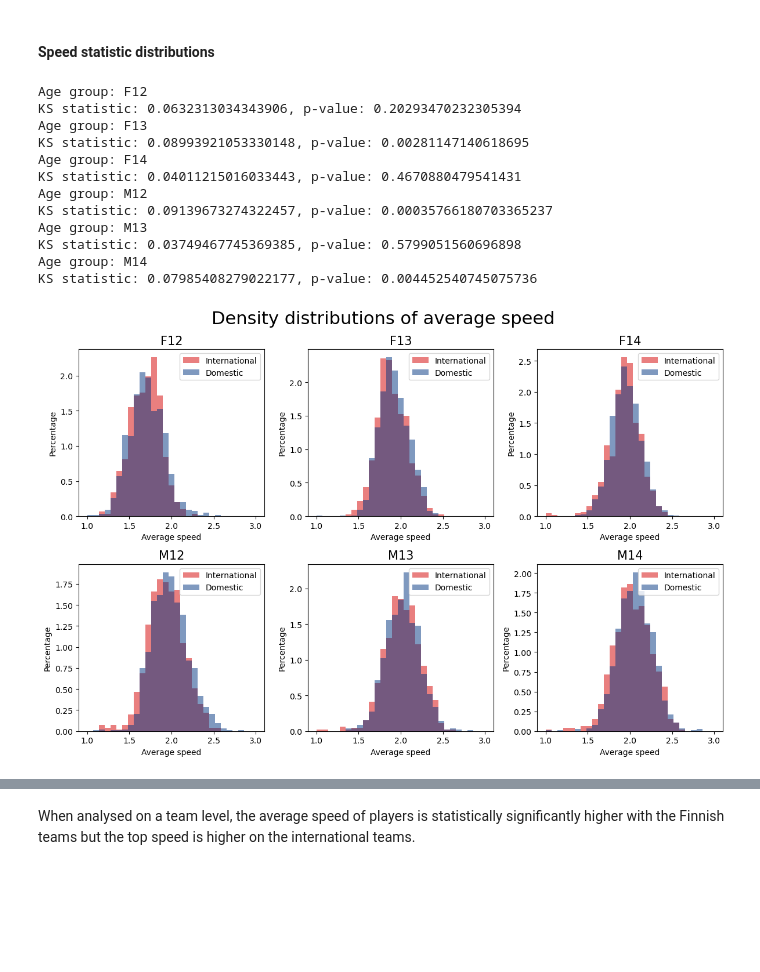
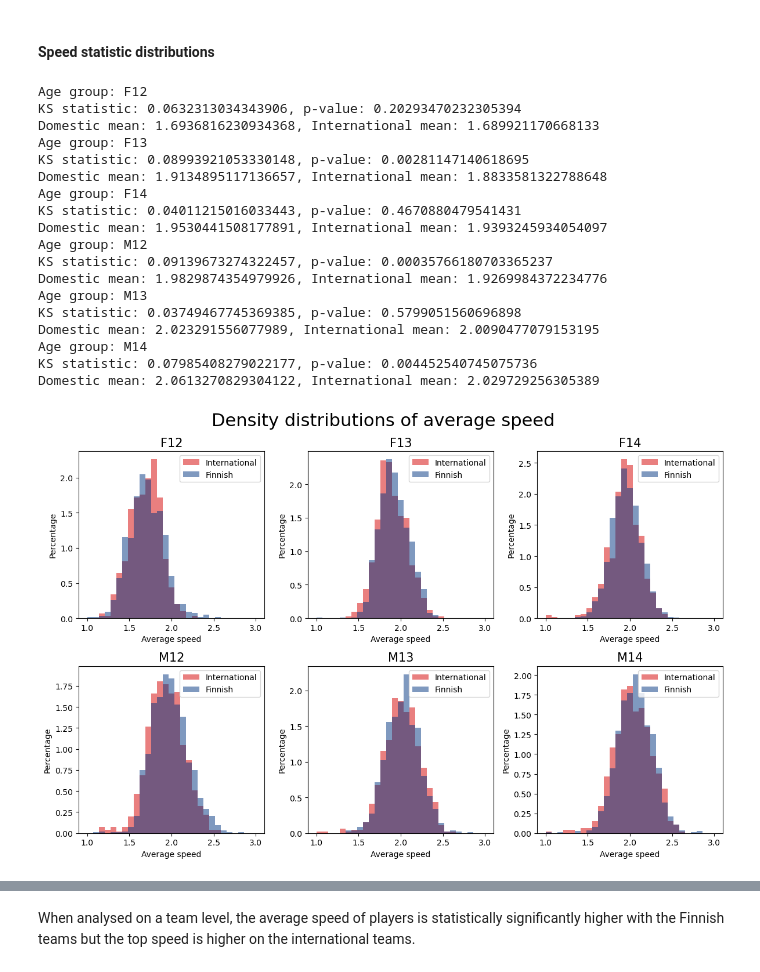
Before and after one commit to konstanyman/thesis_analysis, a Jupyter notebook: processing/intensity.ipynb, the cells around one changed output, grey strips where cells are left out. Saved outputs shown, nothing was run; the diff lists cells and outputs as text; code cells hidden in the pictures; blank space fills up the shorter version.

```diff
--- a/processing/intensity.ipynb
+++ b/processing/intensity.ipynb
@@ -184,6 +184,7 @@ for i, (group_name, df_group) in enumerate(df_grouped):
     ks_stat, p = ks_2samp(avg_speed_dom, avg_speed_int)
     print(f"Age group: {group_name}")
     print(f"KS statistic: {ks_stat}, p-value: {p}")
+    print(f"Domestic mean: {avg_speed_dom.mean()}, International mean: {avg_speed_int.mean()}")
 
     # Plot first histogram (overlap=True)
 
@@ -194,35 +195,41 @@ for i, (group_name, df_group) in enumerate(df_grouped):
         color=colors[1],
         density=True)
 
     ax.hist(avg_speed_dom,
         alpha=0.5,
-        label='Domestic',
+        label='Finnish',
         bins=np.linspace(1.0, 3.0, 30),
         color=colors[0],
         density=True)
 
     ax.set_xlabel('Average speed', fontsize=10)
     ax.set_ylabel('Percentage', fontsize=10)
     ax.set_title(f'{group_name}', fontsize=15)
     ax.legend(loc='upper right')
 
 plt.suptitle("Density distributions of average speed", fontsize=22)
 plt.tight_layout()
 plt.show()
 # %% [output]
 Age group: F12
 KS statistic: 0.0632313034343906, p-value: 0.20293470232305394
+Domestic mean: 1.6936816230934368, International mean: 1.689921170668133
 Age group: F13
 KS statistic: 0.08993921053330148, p-value: 0.00281147140618695
+Domestic mean: 1.9134895117136657, International mean: 1.8833581322788648
 Age group: F14
 KS statistic: 0.04011215016033443, p-value: 0.4670880479541431
+Domestic mean: 1.9530441508177891, International mean: 1.9393245934054097
 Age group: M12
 KS statistic: 0.09139673274322457, p-value: 0.00035766180703365237
+Domestic mean: 1.9829874354979926, International mean: 1.9269984372234776
 Age group: M13
 KS statistic: 0.03749467745369385, p-value: 0.5799051560696898
+Domestic mean: 2.023291556077989, International mean: 2.0090477079153195
 Age group: M14
 KS statistic: 0.07985408279022177, p-value: 0.004452540745075736
+Domestic mean: 2.0613270829304122, International mean: 2.029729256305389
-[figure, old version]
+[figure, new version]
 # %%
 # create a distribution plot for the average speed
 fig, axes = plt.subplots(2, 3, figsize=(12, 8))
```
Also changed, not shown: parts of 4 cells of this notebook, 5 other files.
